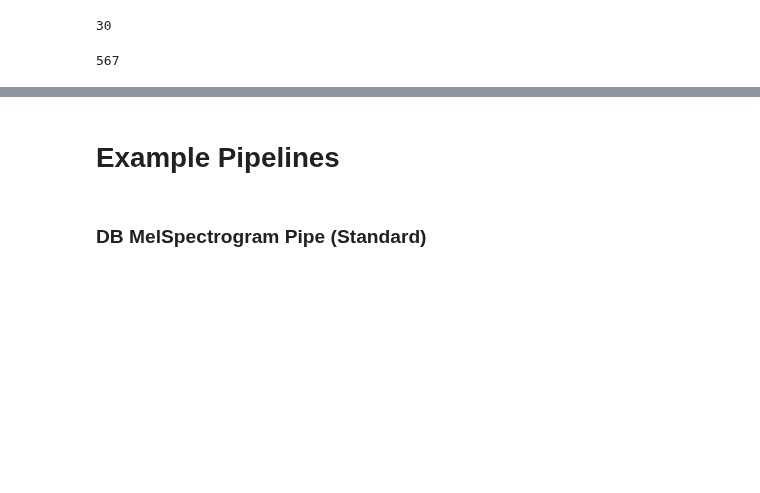
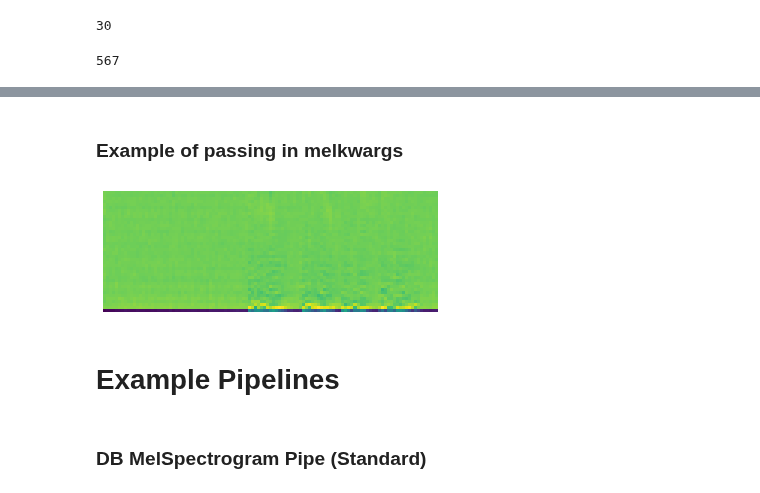
Before and after one commit to fastaudio/fastai2_audio, a Jupyter notebook: dev/70_audio_core.ipynb, the cells around one changed output, grey strips where cells are left out. Cells and saved outputs as stored; diff of their text form; code cells hidden in the pictures; blank space fills up the shorter version.

```diff
--- a/dev/70_audio_core.ipynb
+++ b/dev/70_audio_core.ipynb
@@ -540,3 +543,13 @@ test_eq(mfcc.n_mfcc, mfcc.shape[1])
+# %% [markdown]
+### Example of passing in melkwargs
+# %%
+a2mfcc_kwargs = AudioToMFCC(melkwargs={"hop_length":1024, "n_fft":1024})
+mfcc_kwargs = a2mfcc_kwargs(item100)
+mfcc_kwargs.show()
+# make sure a new hop_length changes the resulting width
+test_ne(mfcc_kwargs.width, mfcc.width)
+# %% [output]
+[figure, added]
 # %% [markdown]
 # Example Pipelines
 # %% [markdown]
```
Also changed, not shown: parts of 23 cells of this notebook.
